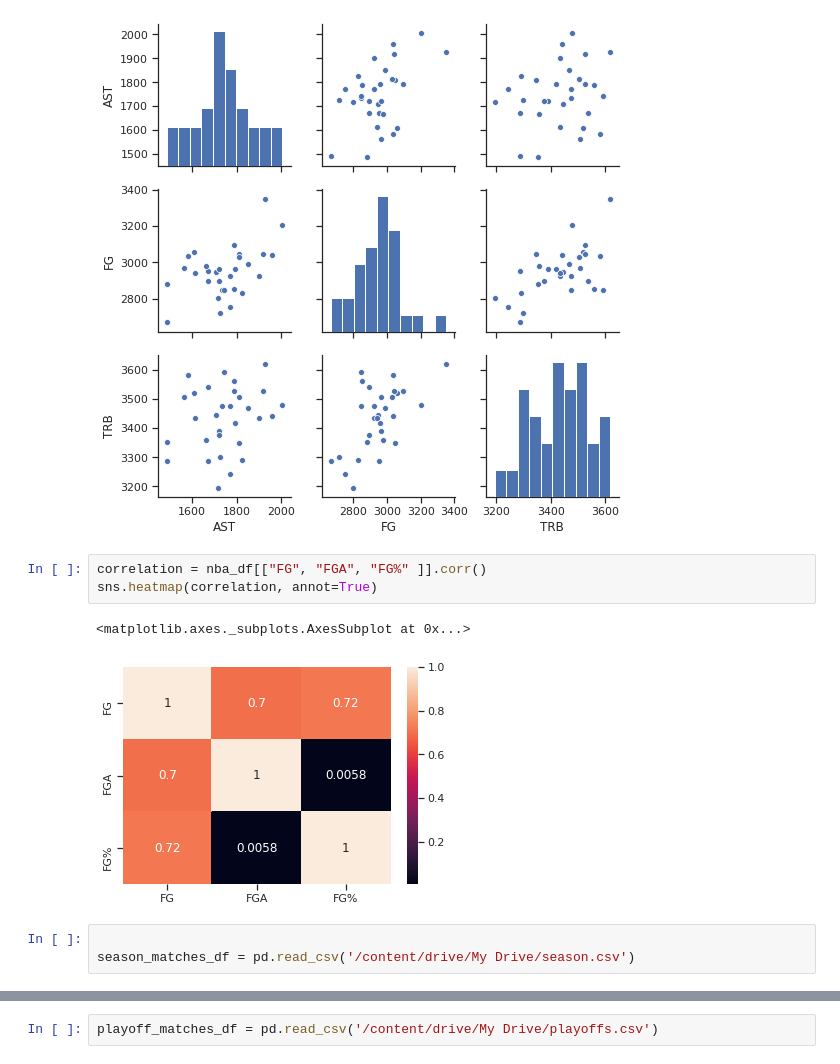
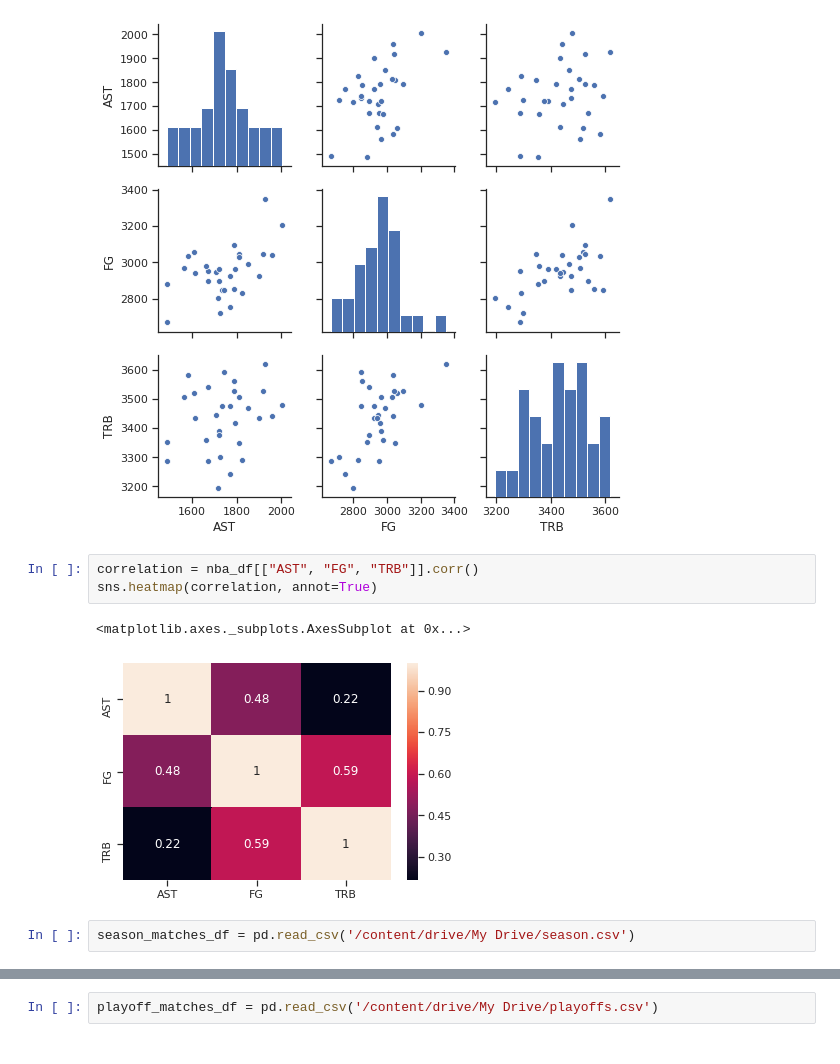
Before and after one commit to raveenaaa/NBA_Prediction, a Jupyter notebook: nba.ipynb, the cells around one changed output, grey strips where cells are left out. Saved outputs shown, nothing was run; the diff lists cells and outputs as text.

```diff
--- a/nba.ipynb
+++ b/nba.ipynb
@@ -37,11 +117,10 @@ plt.show()
 # %% [output]
 [figure]
 # %%
-correlation = nba_df[["FG", "FGA", "FG%" ]].corr()
+correlation = nba_df[["AST", "FG", "TRB"]].corr()
 sns.heatmap(correlation, annot=True)
 # %% [output]
 <matplotlib.axes._subplots.AxesSubplot at 0x...>
-[figure, old version]
+[figure, new version]
 # %%
-
 season_matches_df = pd.read_csv('/content/drive/My Drive/season.csv')
```
Also changed, not shown: parts of 28 cells of this notebook.
